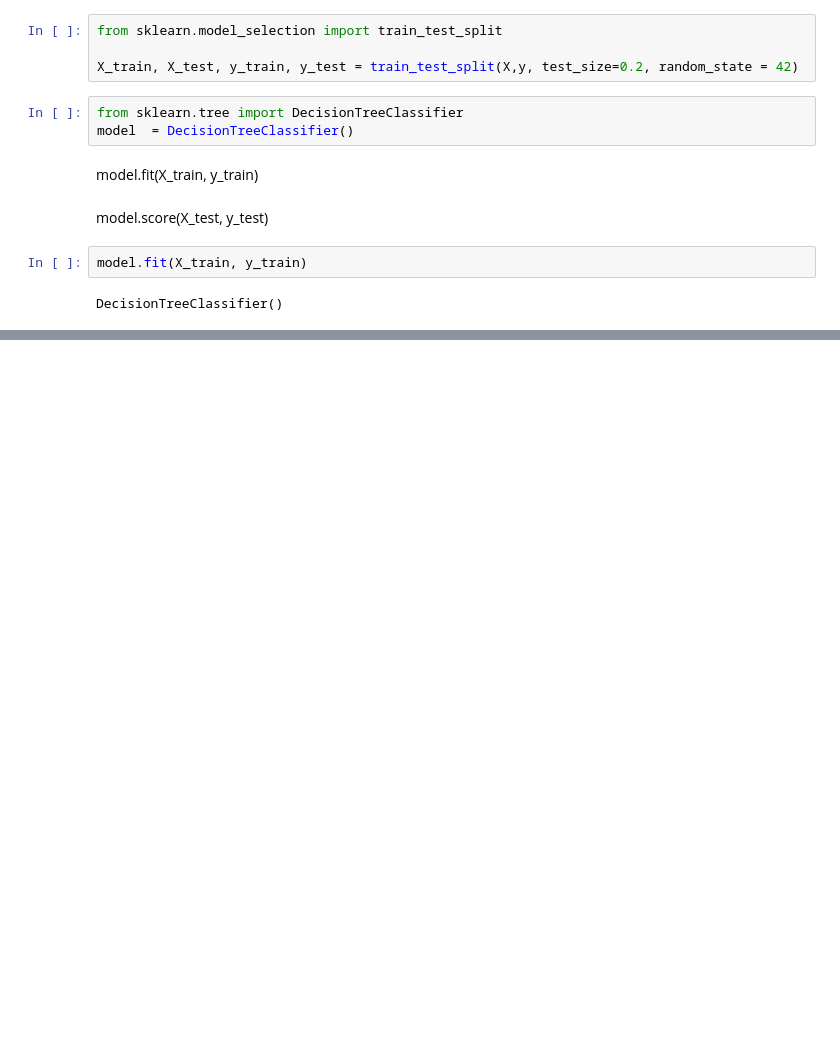
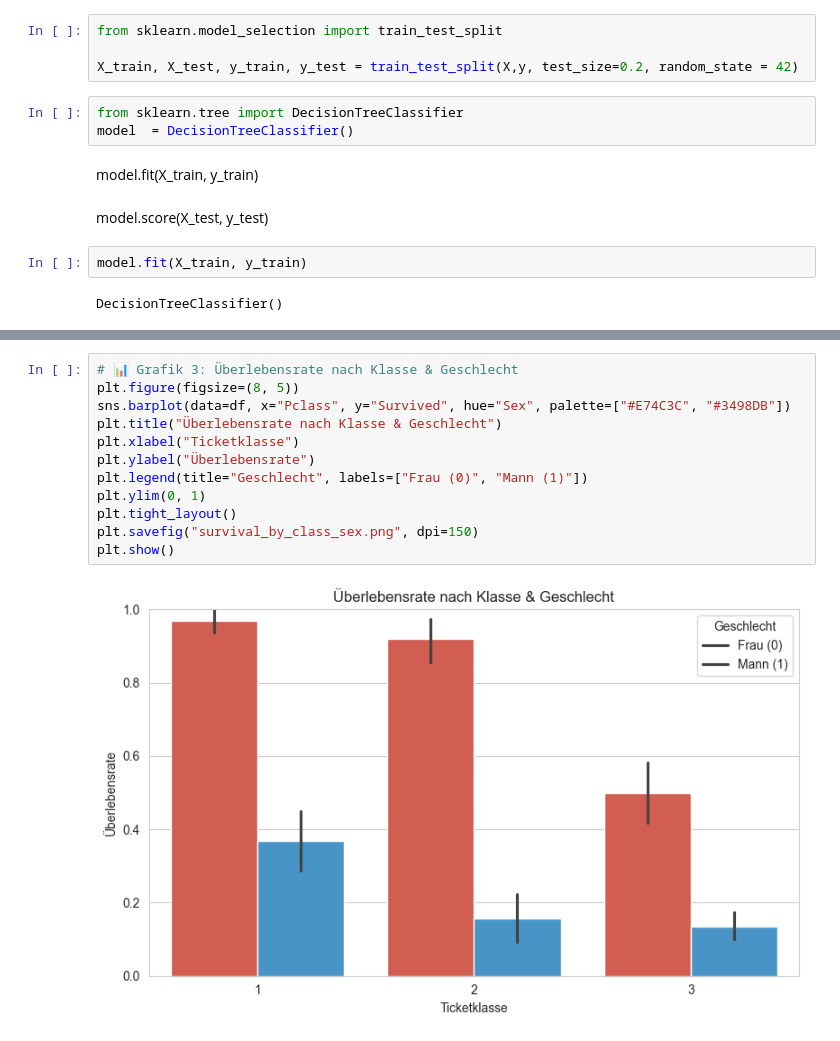
Before and after one commit to AntonTissen/Titanic--Exploratory-Data-Analysis-Machine-Learning-Pipeline, a Jupyter notebook: Titanic.ipynb, the cells around one changed output, grey strips where cells are left out. Cells and saved outputs as stored; diff of their text form; blank space fills up the shorter version.

```diff
--- a/Titanic.ipynb
+++ b/Titanic.ipynb
@@ -483,0 +591,14 @@ model.score(X_test, y_test)
+# %%
+# 📊 Grafik 3: Überlebensrate nach Klasse & Geschlecht
+plt.figure(figsize=(8, 5))
+sns.barplot(data=df, x="Pclass", y="Survived", hue="Sex", palette=["#E74C3C", "#3498DB"])
+plt.title("Überlebensrate nach Klasse & Geschlecht")
+plt.xlabel("Ticketklasse")
+plt.ylabel("Überlebensrate")
+plt.legend(title="Geschlecht", labels=["Frau (0)", "Mann (1)"])
+plt.ylim(0, 1)
+plt.tight_layout()
+plt.savefig("survival_by_class_sex.png", dpi=150)
+plt.show()
+# %% [output]
+[figure, added]
```
Also changed, not shown: parts of 31 cells of this notebook.
